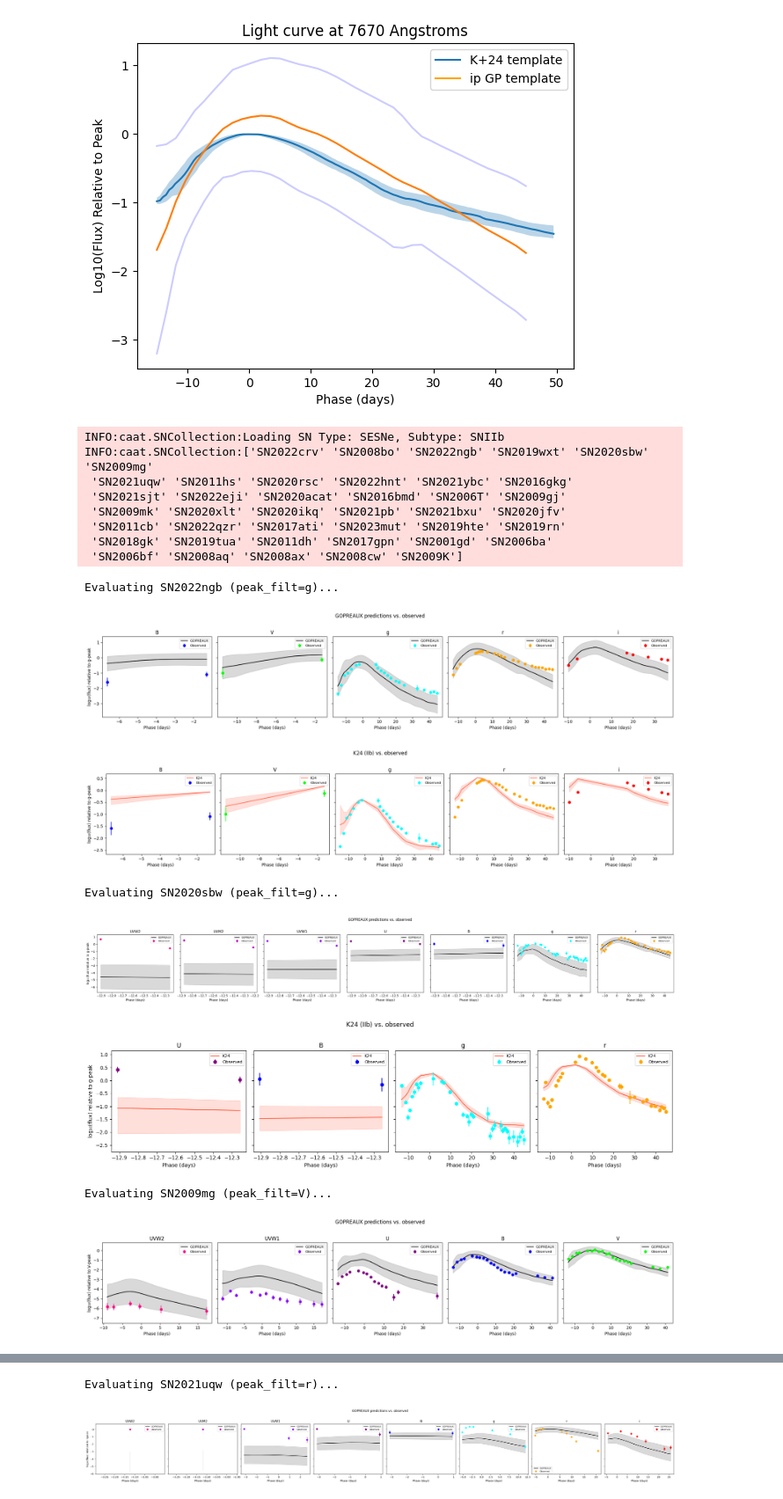
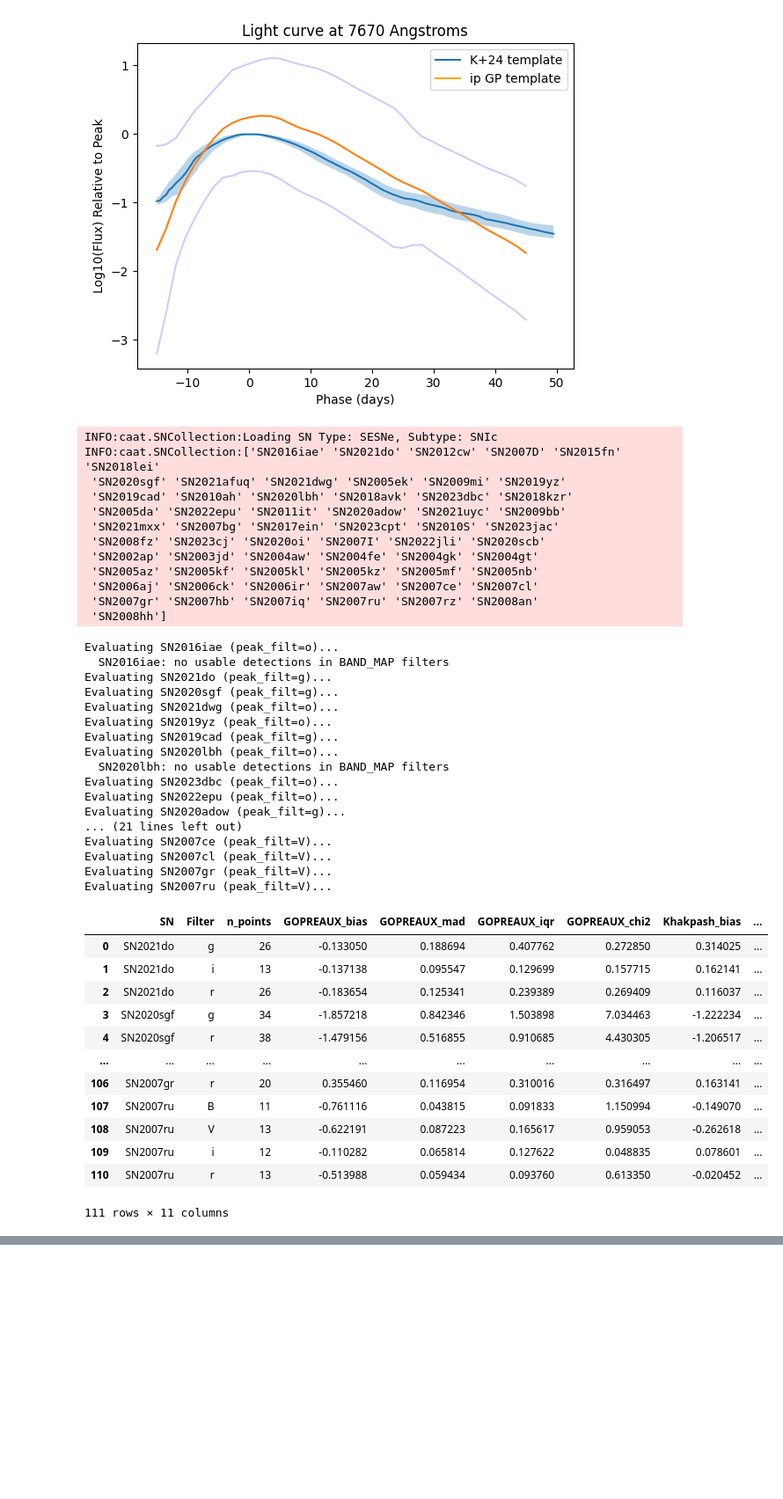
Before and after one commit to crpellegrino/gopreaux, a Jupyter notebook: examples/comparisons/compare_models.ipynb, the cells around one changed output, grey strips where cells are left out. Shown at 88% size. Cells and saved outputs as stored; diff of their text form; code cells hidden in the pictures; blank space fills up the shorter version.

```diff
--- a/examples/comparisons/compare_models.ipynb
+++ b/examples/comparisons/compare_models.ipynb
@@ -498,51 +250,79 @@ def evaluate_sn(sn_name: str, sn_subtype: str, model, tmpl: dict, peak_filter: s
     return pd.DataFrame(rows)
 # %%
 from caat import SN, SNModel, SNCollection
+from util import CUBE_ROOT
 
-sn_subtype = "SNIIb"
+sn_subtype = "SNIc"
 snmodel = SNModel(
     surface=f"SESNe_{sn_subtype}_GP_model.fits"
 )
+plot = False
 
 with open(os.path.join(ROOT_DIR, "data", "comparison_models", "Khakpash24", "all_templates.pkl"), 'rb') as f:
     u = pkl._Unpickler(f)
     u.encoding = 'latin1'
     tmpl = u.load()
 
 OBJECTS_TO_MODEL = [
     sn.name for sn in SNCollection(sntype="SESNe", snsubtype=sn_subtype).sne
 ]
 
 all_results = []
 for sn_name in OBJECTS_TO_MODEL:
     sn_obj = SN(name=sn_name)
     peak_filter = sn_obj.info.get("peak_filt", "")
-    cube_path = os.path.join(CUBE_ROOT, sn_subtype, sn_name, f"{sn_name}_datacube_mangled.csv")
+    cube_path = os.path.join(CUBE_ROOT, "SESNe", sn_subtype, sn_name, f"{sn_name}_datacube_mangled.csv")
 
     if not peak_filter or not os.path.exists(cube_path):
         continue
 
     print(f"Evaluating {sn_name} (peak_filt={peak_filter})...")
-    result = evaluate_sn(sn_name, sn_subtype, snmodel, tmpl, peak_filter, plot=True)
+    result = evaluate_sn(sn_name, "SESNe", sn_subtype, snmodel, tmpl, peak_filter, plot=plot)
     if not result.empty:
         all_results.append(result)
 
 results = pd.concat(all_results, ignore_index=True)
 results
 # %% [output]
-INFO:caat.SNCollection:Loading SN Type: SESNe, Subtype: SNIIb
-INFO:caat.SNCollection:['SN2022crv' 'SN2008bo' 'SN2022ngb' 'SN2019wxt' 'SN2020sbw' 'SN2009mg'
- 'SN2021uqw' 'SN2011hs' 'SN2020rsc' 'SN2022hnt' 'SN2021ybc' 'SN2016gkg'
- 'SN2021sjt' 'SN2022eji' 'SN2020acat' 'SN2016bmd' 'SN2006T' 'SN2009gj'
- 'SN2009mk' 'SN2020xlt' 'SN2020ikq' 'SN2021pb' 'SN2021bxu' 'SN2020jfv'
- 'SN2011cb' 'SN2022qzr' 'SN2017ati' 'SN2023mut' 'SN2019hte' 'SN2019rn'
- 'SN2018gk' 'SN2019tua' 'SN2011dh' 'SN2017gpn' 'SN2001gd' 'SN2006ba'
- 'SN2006bf' 'SN2008aq' 'SN2008ax' 'SN2008cw' 'SN2009K']
+INFO:caat.SNCollection:Loading SN Type: SESNe, Subtype: SNIc
+INFO:caat.SNCollection:['SN2016iae' 'SN2021do' 'SN2012cw' 'SN2007D' 'SN2015fn' 'SN2018lei'
+ 'SN2020sgf' 'SN2021afuq' 'SN2021dwg' 'SN2005ek' 'SN2009mi' 'SN2019yz'
+ 'SN2019cad' 'SN2010ah' 'SN2020lbh' 'SN2018avk' 'SN2023dbc' 'SN2018kzr'
+ 'SN2005da' 'SN2022epu' 'SN2011it' 'SN2020adow' 'SN2021uyc' 'SN2009bb'
+ 'SN2021mxx' 'SN2007bg' 'SN2017ein' 'SN2023cpt' 'SN2010S' 'SN2023jac'
+ 'SN2008fz' 'SN2023cj' 'SN2020oi' 'SN2007I' 'SN2022jli' 'SN2020scb'
+ 'SN2002ap' 'SN2003jd' 'SN2004aw' 'SN2004fe' 'SN2004gk' 'SN2004gt'
+ 'SN2005az' 'SN2005kf' 'SN2005kl' 'SN2005kz' 'SN2005mf' 'SN2005nb'
+ 'SN2006aj' 'SN2006ck' 'SN2006ir' 'SN2007aw' 'SN2007ce' 'SN2007cl'
+ 'SN2007gr' 'SN2007hb' 'SN2007iq' 'SN2007ru' 'SN2007rz' 'SN2008an'
+ 'SN2008hh']
-Evaluating SN2022ngb (peak_filt=g)...
+Evaluating SN2016iae (peak_filt=o)...
+  SN2016iae: no usable detections in BAND_MAP filters
+Evaluating SN2021do (peak_filt=g)...
+Evaluating SN2020sgf (peak_filt=g)...
+Evaluating SN2021dwg (peak_filt=o)...
+Evaluating SN2019yz (peak_filt=o)...
+Evaluating SN2019cad (peak_filt=g)...
+Evaluating SN2020lbh (peak_filt=o)...
+  SN2020lbh: no usable detections in BAND_MAP filters
+Evaluating SN2023dbc (peak_filt=o)...
+Evaluating SN2022epu (peak_filt=o)...
+Evaluating SN2020adow (peak_filt=g)...
+... (21 lines left out)
+Evaluating SN2007ce (peak_filt=V)...
+Evaluating SN2007cl (peak_filt=V)...
+Evaluating SN2007gr (peak_filt=V)...
+Evaluating SN2007ru (peak_filt=V)...
-[figure, removed]
-[figure, removed]
+|  | SN | Filter | n_points | GOPREAUX_bias | GOPREAUX_mad | GOPREAUX_iqr | GOPREAUX_chi2 | Khakpash_bias | ... |
+| 0 | SN2021do | g | 26 | -0.133050 | 0.188694 | 0.407762 | 0.272850 | 0.314025 | ... |
+| 1 | SN2021do | i | 13 | -0.137138 | 0.095547 | 0.129699 | 0.157715 | 0.162141 | ... |
+| 2 | SN2021do | r | 26 | -0.183654 | 0.125341 | 0.239389 | 0.269409 | 0.116037 | ... |
+| 3 | SN2020sgf | g | 34 | -1.857218 | 0.842346 | 1.503898 | 7.034463 | -1.222234 | ... |
+| 4 | SN2020sgf | r | 38 | -1.479156 | 0.516855 | 0.910685 | 4.430305 | -1.206517 | ... |
+| ... | ... | ... | ... | ... | ... | ... | ... | ... | ... |
+| 106 | SN2007gr | r | 20 | 0.355460 | 0.116954 | 0.310016 | 0.316497 | 0.163141 | ... |
+| 107 | SN2007ru | B | 11 | -0.761116 | 0.043815 | 0.091833 | 1.150994 | -0.149070 | ... |
+| 108 | SN2007ru | V | 13 | -0.622191 | 0.087223 | 0.165617 | 0.959053 | -0.262618 | ... |
+| 109 | SN2007ru | i | 12 | -0.110282 | 0.065814 | 0.127622 | 0.048835 | 0.078601 | ... |
+| 110 | SN2007ru | r | 13 | -0.513988 | 0.059434 | 0.093760 | 0.613350 | -0.020452 | ... |
-Evaluating SN2020sbw (peak_filt=g)...
+111 rows × 11 columns
-[figure, removed]
-[figure, removed]
-Evaluating SN2009mg (peak_filt=V)...
-[figure, removed]
@@ -550,2 +328,0 @@ Evaluating SN2009mg (peak_filt=V)...
-Evaluating SN2021uqw (peak_filt=r)...
-[figure, removed]
```
Also changed, not shown: parts of 7 cells of this notebook, 2 other files.
